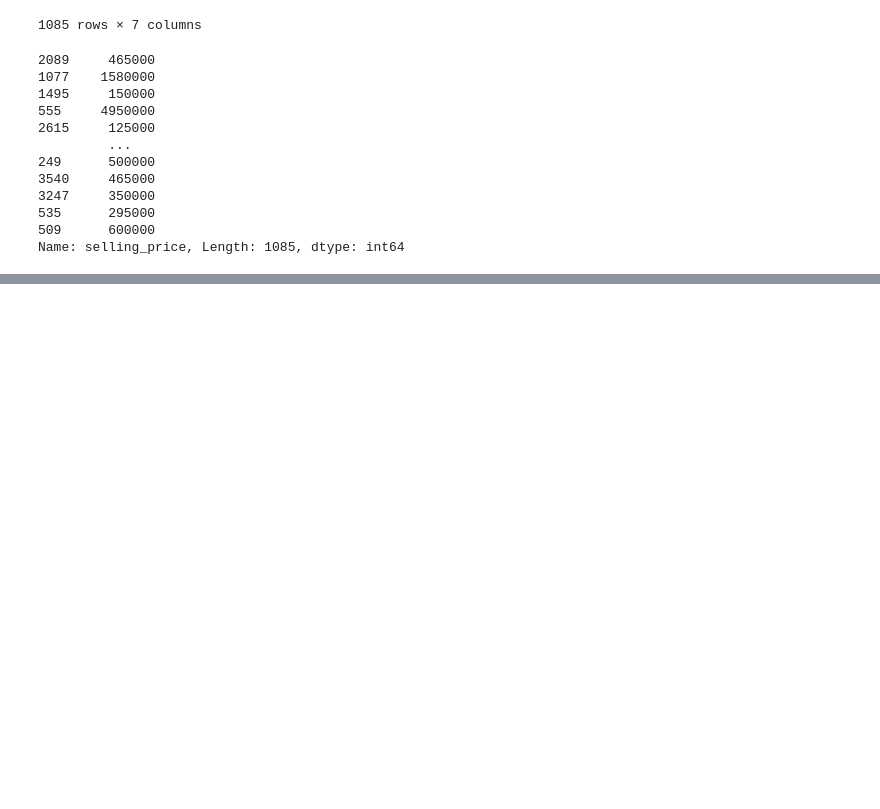
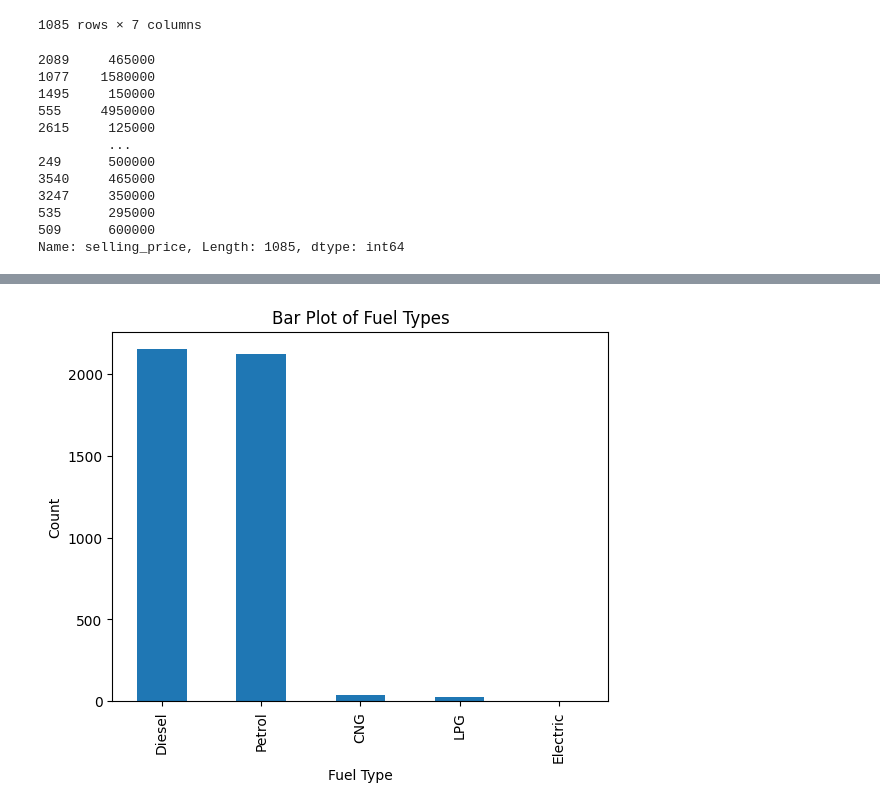
Before and after one commit to sanchalee19/ML-sem-6, a Jupyter notebook: cars.ipynb, the cells around one changed output, grey strips where cells are left out. Drawn from its saved outputs; the diff is of its cells as text; code cells hidden in the pictures; blank space fills up the shorter version.

```diff
--- a/cars.ipynb
+++ b/cars.ipynb
@@ -256,0 +276,9 @@ Name: selling_price, Length: 1085, dtype: int64
+# %%
+fuel_counts = df['fuel'].value_counts()
+fuel_counts.plot(kind='bar')
+plt.title('Bar Plot of Fuel Types')
+plt.xlabel('Fuel Type')
+plt.ylabel('Count')
+plt.show()
+# %% [output]
+[figure, added]
```
Also changed, not shown: parts of 8 cells of this notebook.
